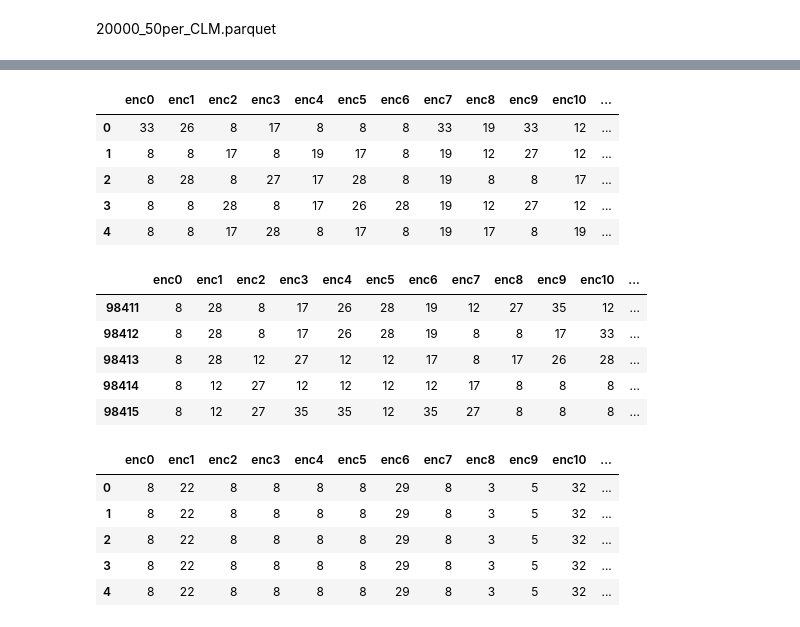
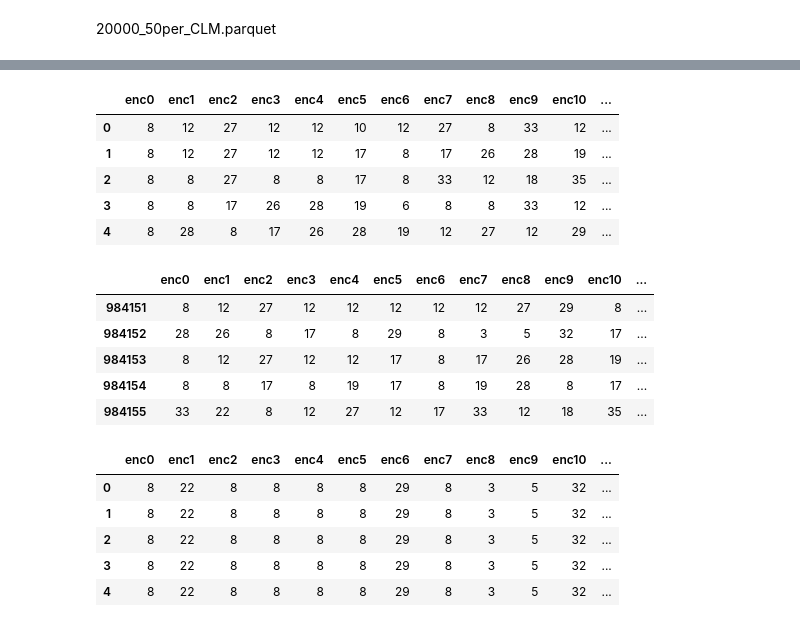
Before and after one commit to yuto-m12/Kaggle_NeurIPS2024, a Jupyter notebook: neurips/models/train_Mamba.ipynb, the cells around one changed output, grey strips where cells are left out. Drawn from its saved outputs; the diff is of its cells as text; code cells hidden in the pictures.

```diff
--- a/neurips/models/train_Mamba.ipynb
+++ b/neurips/models/train_Mamba.ipynb
@@ -77,6 +77,8 @@ class CFG:
     enable_amp = False        # Enable/disable Automatic Mixed Precision. Optimizations for floating point etc.
     device = "cuda"
     n_classes = 3
+    clm = False
+    enc = True
 # %%
 # train = pd.read_parquet(CFG.TRAIN_ENC_PATH)
 # test = pd.read_parquet(CFG.TEST_ENC_PATH)
@@ -95,16 +97,18 @@ class CFG:
 #                         FROM parquet_scan('{CFG.TRAIN_ENC_PATH}')
 #                         LIMIT 1674896)""").df()
 # %%
-train_clm = con.query(f"""(SELECT *
-                        FROM parquet_scan('{CFG.TRAIN_CLM_PATH}')
-                        )""").df()
+if CFG.clm:
+    train_clm = con.query(f"""(SELECT *
+                            FROM parquet_scan('{CFG.TRAIN_CLM_PATH}')
+                            )""").df()
 # %%
 # about 2min 30s with 1/10 data
-train_enc = con.query(f"""(SELECT *
-                        FROM parquet_scan('{CFG.TRAIN_ENC_PATH}')
-                        ORDER BY random()
-                        LIMIT {295246830 / 3 / 1000}
-                        )""").df()
+if CFG.enc:
+    train_enc = con.query(f"""(SELECT *
+                            FROM parquet_scan('{CFG.TRAIN_ENC_PATH}')
+                            ORDER BY random()
+                            LIMIT {295246830 / 3 / 100}
+                            )""").df()
 # %%
 test = con.query(f"""(SELECT *
                         FROM parquet_scan('{CFG.TEST_PATH}')
@@ -133,7 +139,8 @@ def split_fold(df:pd.DataFrame):
         df.loc[test_index, 'fold'] = i
 
     return df
-
-# train_clm = split_fold(train_clm)
-train_enc = split_fold(train_enc)
+if CFG.clm:
+    train_clm = split_fold(train_clm)
+if CFG.enc:
+    train_enc = split_fold(train_enc)
 # %%
@@ -149,19 +151,21 @@ train_enc.head()
 # %%
-# display(train_clm.head())
-# display(train_clm.tail())
-display(train_enc.head())
-display(train_enc.tail())
+if CFG.clm:
+    display(train_clm.head())
+    display(train_clm.tail())
+if CFG.enc:
+    display(train_enc.head())
+    display(train_enc.tail())
 # %% [output]
 |  | enc0 | enc1 | enc2 | enc3 | enc4 | enc5 | enc6 | enc7 | enc8 | enc9 | enc10 | ... |
-| 0 | 33 | 26 | 8 | 17 | 8 | 8 | 8 | 33 | 19 | 33 | 12 | ... |
-| 1 | 8 | 8 | 17 | 8 | 19 | 17 | 8 | 19 | 12 | 27 | 12 | ... |
-| 2 | 8 | 28 | 8 | 27 | 17 | 28 | 8 | 19 | 8 | 8 | 17 | ... |
-| 3 | 8 | 8 | 28 | 8 | 17 | 26 | 28 | 19 | 12 | 27 | 12 | ... |
-| 4 | 8 | 8 | 17 | 28 | 8 | 17 | 8 | 19 | 17 | 8 | 19 | ... |
+| 0 | 8 | 12 | 27 | 12 | 12 | 10 | 12 | 27 | 8 | 33 | 12 | ... |
+| 1 | 8 | 12 | 27 | 12 | 12 | 17 | 8 | 17 | 26 | 28 | 19 | ... |
+| 2 | 8 | 8 | 27 | 8 | 8 | 17 | 8 | 33 | 12 | 18 | 35 | ... |
+| 3 | 8 | 8 | 17 | 26 | 28 | 19 | 6 | 8 | 8 | 33 | 12 | ... |
+| 4 | 8 | 28 | 8 | 17 | 26 | 28 | 19 | 12 | 27 | 12 | 29 | ... |
 |  | enc0 | enc1 | enc2 | enc3 | enc4 | enc5 | enc6 | enc7 | enc8 | enc9 | enc10 | ... |
-| 98411 | 8 | 28 | 8 | 17 | 26 | 28 | 19 | 12 | 27 | 35 | 12 | ... |
-| 98412 | 8 | 28 | 8 | 17 | 26 | 28 | 19 | 8 | 8 | 17 | 33 | ... |
-| 98413 | 8 | 28 | 12 | 27 | 12 | 12 | 17 | 8 | 17 | 26 | 28 | ... |
-| 98414 | 8 | 12 | 27 | 12 | 12 | 12 | 12 | 17 | 8 | 8 | 8 | ... |
-| 98415 | 8 | 12 | 27 | 35 | 35 | 12 | 35 | 27 | 8 | 8 | 8 | ... |
+| 984151 | 8 | 12 | 27 | 12 | 12 | 12 | 12 | 12 | 27 | 29 | 8 | ... |
+| 984152 | 28 | 26 | 8 | 17 | 8 | 29 | 8 | 3 | 5 | 32 | 17 | ... |
+| 984153 | 8 | 12 | 27 | 12 | 12 | 17 | 8 | 17 | 26 | 28 | 19 | ... |
+| 984154 | 8 | 8 | 17 | 8 | 19 | 17 | 8 | 19 | 28 | 8 | 17 | ... |
+| 984155 | 33 | 22 | 8 | 12 | 27 | 12 | 17 | 33 | 12 | 18 | 35 | ... |
 # %%
```
Also changed, not shown: parts of 22 cells of this notebook, 1 other file.
